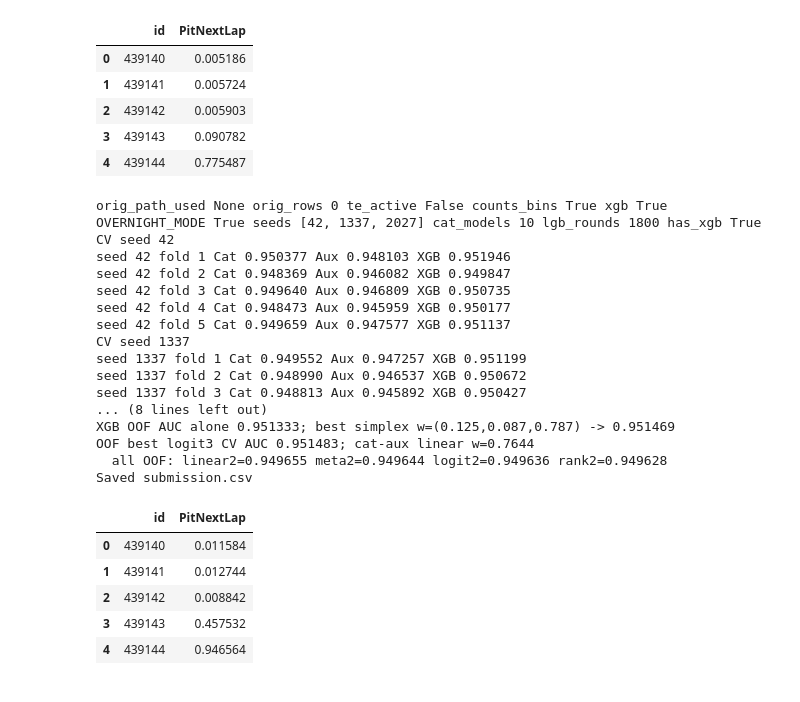
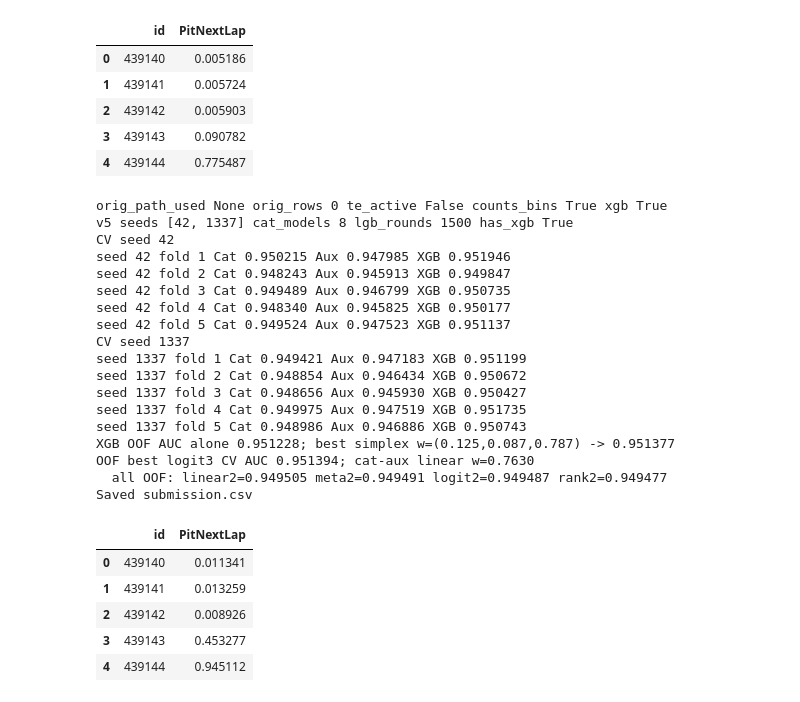
Before and after one commit to oivler/kaggle-f1-pit-stops, a Jupyter notebook: model.ipynb, the cells around one changed output. Drawn from its saved outputs; the diff is of its cells as text; code cells hidden in the pictures.

```diff
--- a/model.ipynb
+++ b/model.ipynb
@@ -733,8 +733,6 @@ def add_fold_count_and_bins(X_tr, X_va, X_tst):
         X_tst[bn] = kb.transform(np.asarray(X_tst[col], dtype=float).reshape(-1, 1)).ravel().astype(np.float32)
     return X_tr, X_va, X_tst
 
-OVERNIGHT_MODE = True
-
 param_list = [
     {'loss_function': 'Logloss', 'eval_metric': 'AUC', 'learning_rate': 0.05, 'depth': 6, 'iterations': 850, 'l2_leaf_reg': 5, 'random_strength': 1.0, 'subsample': 0.9, 'bootstrap_type': 'Bernoulli', 'random_state': 42, 'verbose': False},
     {'loss_function': 'Logloss', 'eval_metric': 'AUC', 'learning_rate': 0.04, 'depth': 7, 'iterations': 1000, 'l2_leaf_reg': 7, 'random_strength': 1.2, 'subsample': 0.85, 'bootstrap_type': 'Bernoulli', 'random_state': 99, 'verbose': False},
@@ -745,12 +743,6 @@ param_list = [
     {'loss_function': 'Logloss', 'eval_metric': 'AUC', 'learning_rate': 0.032, 'depth': 8, 'iterations': 1450, 'l2_leaf_reg': 10, 'random_strength': 1.4, 'subsample': 0.82, 'bootstrap_type': 'Bernoulli', 'random_state': 808, 'verbose': False},
     {'loss_function': 'Logloss', 'eval_metric': 'AUC', 'learning_rate': 0.048, 'depth': 6, 'iterations': 1100, 'l2_leaf_reg': 8, 'random_strength': 0.95, 'subsample': 0.9, 'bootstrap_type': 'Bernoulli', 'random_state': 1601, 'verbose': False},
 ]
-
-if OVERNIGHT_MODE:
-    param_list += [
-        {'loss_function': 'Logloss', 'eval_metric': 'AUC', 'learning_rate': 0.036, 'depth': 8, 'iterations': 1600, 'l2_leaf_reg': 11, 'random_strength': 1.5, 'bootstrap_type': 'Bayesian', 'bagging_temperature': 1.2, 'random_state': 2401, 'verbose': False},
-        {'loss_function': 'Logloss', 'eval_metric': 'AUC', 'learning_rate': 0.058, 'depth': 6, 'iterations': 980, 'l2_leaf_reg': 6, 'random_strength': 0.9, 'subsample': 0.92, 'bootstrap_type': 'Bernoulli', 'random_state': 9871, 'verbose': False},
-    ]
 
 try:
     import lightgbm as lgb
@@ -765,10 +757,10 @@ except Exception:
     xgb_module = None
     has_xgb_stack = False
 
-CV_SEEDS = [42, 1337, 2027] if OVERNIGHT_MODE else [42, 1337]
-LGB_NUM_BOOST_ROUND = 1800 if OVERNIGHT_MODE else 1500
-LGB_EARLY_STOP = 150 if OVERNIGHT_MODE else 120
-print('OVERNIGHT_MODE', OVERNIGHT_MODE, 'seeds', CV_SEEDS, 'cat_models', len(param_list), 'lgb_rounds', LGB_NUM_BOOST_ROUND, 'has_xgb', has_xgb_stack)
+CV_SEEDS = [42, 1337]
+LGB_NUM_BOOST_ROUND = 1500
+LGB_EARLY_STOP = 120
+print('v5 seeds', CV_SEEDS, 'cat_models', len(param_list), 'lgb_rounds', LGB_NUM_BOOST_ROUND, 'has_xgb', has_xgb_stack)
 
 def single_seed_cv(seed_cv):
     skf = StratifiedKFold(n_splits=5, shuffle=True, random_state=seed_cv)
@@ -834,10 +826,6 @@ def single_seed_cv(seed_cv):
                 {'learning_rate': 0.052, 'num_leaves': 48, 'min_data_in_leaf': 96, 'feature_fraction': 0.78, 'bagging_fraction': 0.88, 'seed': 900 + fold},
                 {'learning_rate': 0.038, 'num_leaves': 80, 'min_data_in_leaf': 170, 'feature_fraction': 0.82, 'bagging_fraction': 0.82, 'seed': 1300 + fold},
             ]
-            if OVERNIGHT_MODE:
-                lgb_variants.append(
-                    {'learning_rate': 0.042, 'num_leaves': 72, 'min_data_in_leaf': 128, 'feature_fraction': 0.8, 'bagging_fraction': 0.9, 'seed': 1700 + fold}
-                )
             for lv in lgb_variants:
                 dtrain = lgb.Dataset(X_tr_l, label=y_tr, categorical_feature=cat_idx)
                 dval = lgb.Dataset(X_va_l, label=y_va, categorical_feature=cat_idx, reference=dtrain)
@@ -947,9 +935,9 @@ if has_catboost:
 
     best_w = 1.0
     best_auc_grid = roc_auc_score(y, oof_cb)
-    grid_n = 301 if OVERNIGHT_MODE else 201
-    local_n = 241 if OVERNIGHT_MODE else 161
-    local_span = 0.03 if OVERNIGHT_MODE else 0.04
+    grid_n = 201
+    local_n = 161
+    local_span = 0.04
     for w in np.linspace(0.0, 1.0, grid_n):
         blend_oof = w * oof_cb + (1.0 - w) * oof_aux
         auc = roc_auc_score(y, blend_oof)
@@ -1056,51 +1044,52 @@ else:
     skf = StratifiedKFold(n_splits=5, shuffle=True, random_state=CV_SEEDS[0])
     oof_lr = np.zeros(len(train))
     test_lr = np.zeros(len(test))
     for fold, (tr_idx, va_idx) in enumerate(skf.split(X, y), 1):
         X_tr, X_va = X.iloc[tr_idx], X.iloc[va_idx]
         y_tr, y_va = y.iloc[tr_idx], y.iloc[va_idx]
         preprocessor = ColumnTransformer(
             transformers=[
                 ('num', Pipeline([('imp', SimpleImputer(strategy='median'))]), num_features),
                 ('cat', Pipeline([('imp', SimpleImputer(strategy='most_frequent')), ('ohe', OneHotEncoder(handle_unknown='ignore'))]), cat_features),
             ],
             remainder='drop',
         )
         model = Pipeline([('prep', preprocessor), ('clf', LogisticRegression(max_iter=1000, n_jobs=-1))])
         model.fit(X_tr, y_tr)
         oof_lr[va_idx] = model.predict_proba(X_va)[:, 1]
         test_lr += model.predict_proba(X_test)[:, 1] / skf.n_splits
     test_final = test_lr
     print('CV AUC LR only:', roc_auc_score(y, oof_lr))
 
 submission = pd.DataFrame({'id': test['id'], 'PitNextLap': test_final})
 submission.to_csv('submission.csv', index=False)
 print('Saved submission.csv')
 display(submission.head())
 # %% [output]
 orig_path_used None orig_rows 0 te_active False counts_bins True xgb True
-OVERNIGHT_MODE True seeds [42, 1337, 2027] cat_models 10 lgb_rounds 1800 has_xgb True
+v5 seeds [42, 1337] cat_models 8 lgb_rounds 1500 has_xgb True
 CV seed 42
-seed 42 fold 1 Cat 0.950377 Aux 0.948103 XGB 0.951946
-seed 42 fold 2 Cat 0.948369 Aux 0.946082 XGB 0.949847
-seed 42 fold 3 Cat 0.949640 Aux 0.946809 XGB 0.950735
-seed 42 fold 4 Cat 0.948473 Aux 0.945959 XGB 0.950177
-seed 42 fold 5 Cat 0.949659 Aux 0.947577 XGB 0.951137
+seed 42 fold 1 Cat 0.950215 Aux 0.947985 XGB 0.951946
+seed 42 fold 2 Cat 0.948243 Aux 0.945913 XGB 0.949847
+seed 42 fold 3 Cat 0.949489 Aux 0.946799 XGB 0.950735
+seed 42 fold 4 Cat 0.948340 Aux 0.945825 XGB 0.950177
+seed 42 fold 5 Cat 0.949524 Aux 0.947523 XGB 0.951137
 CV seed 1337
-seed 1337 fold 1 Cat 0.949552 Aux 0.947257 XGB 0.951199
-seed 1337 fold 2 Cat 0.948990 Aux 0.946537 XGB 0.950672
-seed 1337 fold 3 Cat 0.948813 Aux 0.945892 XGB 0.950427
-... (8 lines left out)
-XGB OOF AUC alone 0.951333; best simplex w=(0.125,0.087,0.787) -> 0.951469
-OOF best logit3 CV AUC 0.951483; cat-aux linear w=0.7644
-  all OOF: linear2=0.949655 meta2=0.949644 logit2=0.949636 rank2=0.949628
+seed 1337 fold 1 Cat 0.949421 Aux 0.947183 XGB 0.951199
+seed 1337 fold 2 Cat 0.948854 Aux 0.946434 XGB 0.950672
+seed 1337 fold 3 Cat 0.948656 Aux 0.945930 XGB 0.950427
+seed 1337 fold 4 Cat 0.949975 Aux 0.947519 XGB 0.951735
+seed 1337 fold 5 Cat 0.948986 Aux 0.946886 XGB 0.950743
+XGB OOF AUC alone 0.951228; best simplex w=(0.125,0.087,0.787) -> 0.951377
+OOF best logit3 CV AUC 0.951394; cat-aux linear w=0.7630
+  all OOF: linear2=0.949505 meta2=0.949491 logit2=0.949487 rank2=0.949477
 Saved submission.csv
 |  | id | PitNextLap |
-| 0 | 439140 | 0.011584 |
-| 1 | 439141 | 0.012744 |
-| 2 | 439142 | 0.008842 |
-| 3 | 439143 | 0.457532 |
-| 4 | 439144 | 0.946564 |
+| 0 | 439140 | 0.011341 |
+| 1 | 439141 | 0.013259 |
+| 2 | 439142 | 0.008926 |
+| 3 | 439143 | 0.453277 |
+| 4 | 439144 | 0.945112 |
 # %%
 import os
 import time
```
Also changed, not shown: parts of 5 cells of this notebook.
